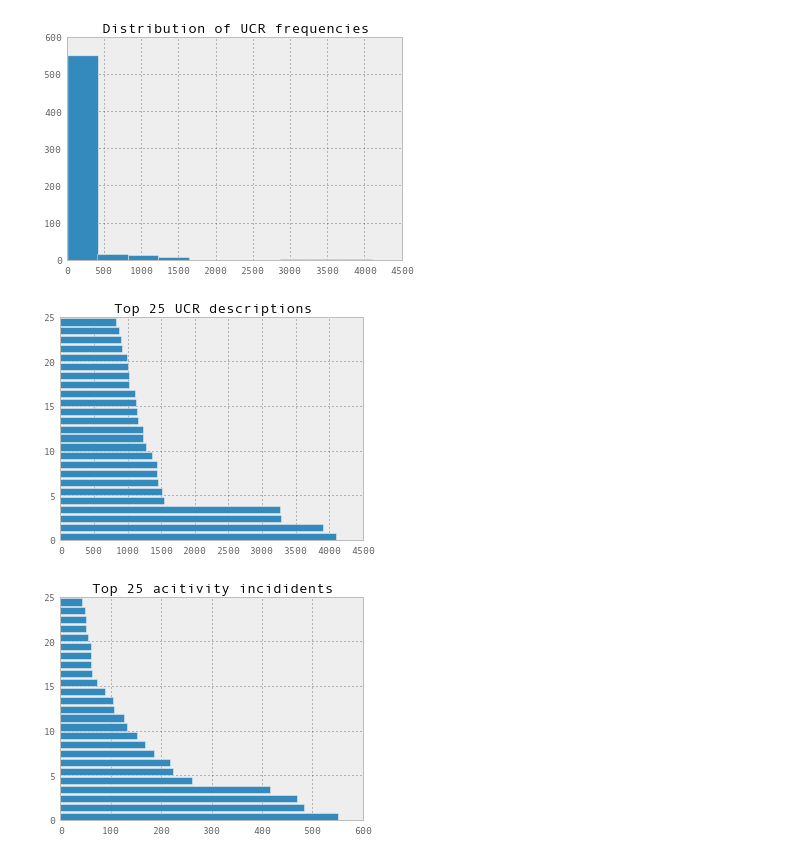
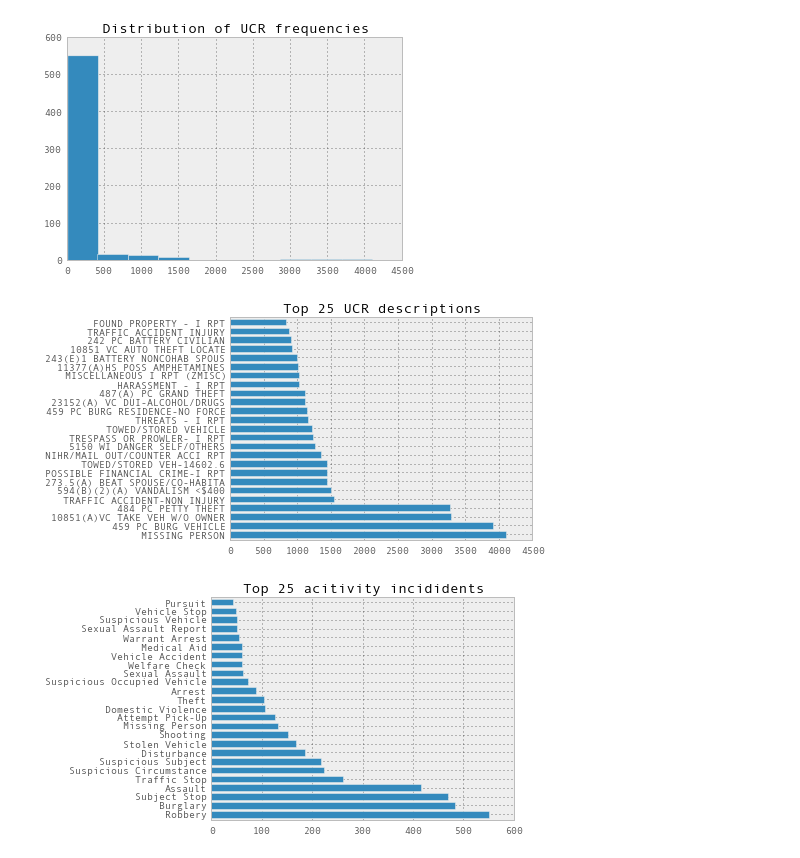
Before and after one commit to dankeemahill/dailyactivity, a Jupyter notebook: analysis.ipynb, the cells around one changed output. Drawn from its saved outputs; the diff is of its cells as text; code cells hidden in the pictures.

```diff
--- a/analysis.ipynb
+++ b/analysis.ipynb
@@ -84,25 +84,31 @@ Median incidents per crime: 6.0
 # %%
 top_ucrs = ucr.groupby(['Description']).count().sort_index(by='Description',
                                                          ascending=False)[0:25]
 
-top_crimes = crimes.groupby(['Crime']).count().sort_index(by='Crime',
+top_activities = crimes.groupby(['Crime']).count().sort_index(by='Crime',
                                                           ascending=False)[0:25]
 
 fig = plt.figure()
 fig.subplots_adjust(left=0.2, wspace=0.6)
 
-ax1 = fig.add_subplot(111)
+ucr_plot = top_ucrs['Description'].plot(kind="barh")
+ucr_plot.yaxis.axis_name = 'DERP'
+
+ax1 = fig.add_subplot(ucr_plot)
 ax1.set_title('Top 25 UCR descriptions')
-ax1.barh(xrange(25), top_ucrs['Description'])
+ax1.set_ylabel('')
 plt.show()
 
 fig = plt.figure()
 fig.subplots_adjust(left=0.2, wspace=0.6)
 
-ax2 = fig.add_subplot(111)
+activity_plot = top_activities['Crime'].plot(kind="barh")
+
+ax2 = fig.add_subplot(activity_plot)
 ax2.set_title('Top 25 acitivity incididents')
-ax2.barh(xrange(25), top_crimes['Crime'])
+ax2.set_xlim(0, 600)
+ax2.set_ylabel('')
 plt.show()
 # %% [output]
-[figure, old version]
+[figure, new version]
-[figure, old version]
+[figure, new version]
```
